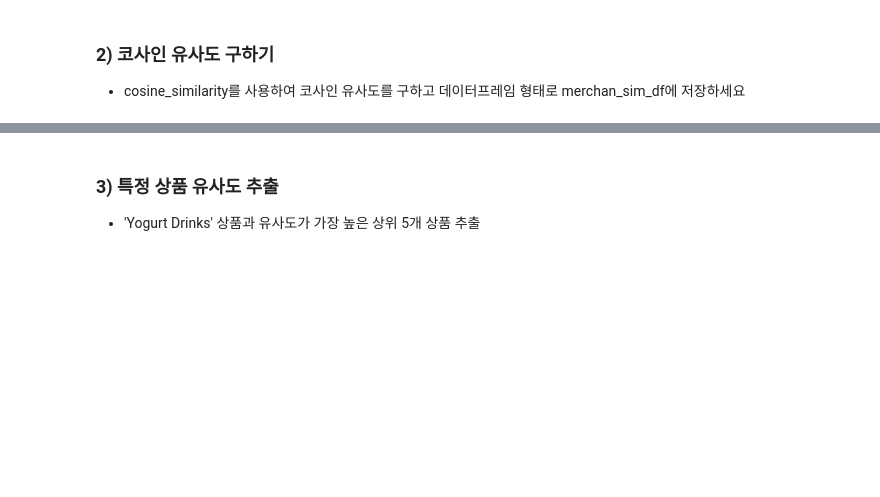
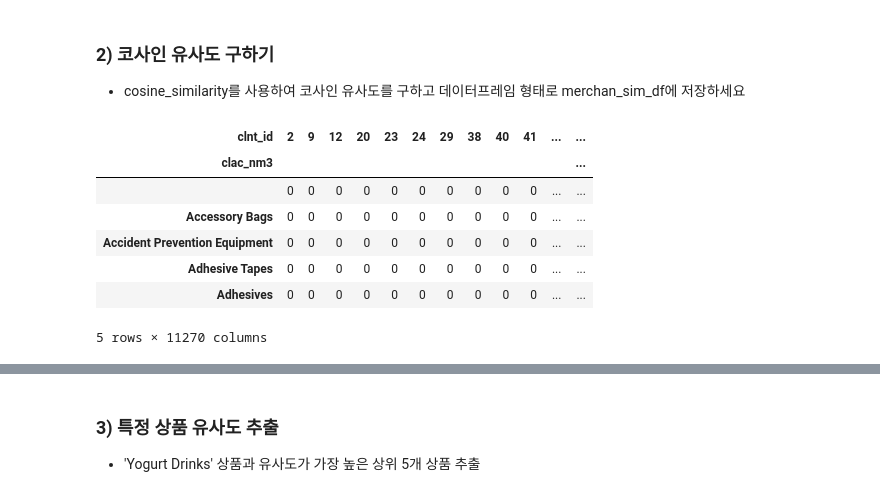
Before and after one commit to juhee3199/Machine-learning_advanced-study, a Jupyter notebook: 2-11 추천시스템 복습/2-11 추천시스템 복습.ipynb, the cells around one changed output, grey strips where cells are left out. Cells and saved outputs as stored; diff of their text form; code cells hidden in the pictures; blank space fills up the shorter version.

```diff
--- a/2-11 추천시스템 복습/2-11 추천시스템 복습.ipynb
+++ b/2-11 추천시스템 복습/2-11 추천시스템 복습.ipynb
@@ -29,3 +30,7 @@ df.head()
 # %% [markdown]
 ### 1) ratings_matrx 생성하기
 - 행은 clnt_id(고객ID), 열은 clac_nm3(상품 소분류명)로, vales='pd_c'(상품 소분류코드)로 pivoting 수행. 구매가 없는 값(NaN)은 모두 0으로 변환
+# %%
+ratings_matrix = pd.pivot_table(df,index = 'clnt_id', columns = 'clac_nm3', values = 'pd_c',
+                               aggfunc = lambda x: 1 if len(x) >= 1 else 0, fill_value=0)
+ratings_matrix.head()
@@ -34,3 +48,15 @@ df.head()
 - cosine_similarity를 사용하여 코사인 유사도를 구하고 데이터프레임 형태로 merchan_sim_df에 저장하세요
 # %%
 # ratings_matrix의 행과 열의 위치를 변경
+
+ratings_matrix_T = ratings_matrix.transpose()
+ratings_matrix_T.head()
+# %% [output]
+| clnt_id | 2 | 9 | 12 | 20 | 23 | 24 | 29 | 38 | 40 | 41 | ... | ... |
+| clac_nm3 |  |  |  |  |  |  |  |  |  |  |  | ... |
+|  | 0 | 0 | 0 | 0 | 0 | 0 | 0 | 0 | 0 | 0 | ... | ... |
+| Accessory Bags | 0 | 0 | 0 | 0 | 0 | 0 | 0 | 0 | 0 | 0 | ... | ... |
+| Accident Prevention Equipment | 0 | 0 | 0 | 0 | 0 | 0 | 0 | 0 | 0 | 0 | ... | ... |
+| Adhesive Tapes | 0 | 0 | 0 | 0 | 0 | 0 | 0 | 0 | 0 | 0 | ... | ... |
+| Adhesives | 0 | 0 | 0 | 0 | 0 | 0 | 0 | 0 | 0 | 0 | ... | ... |
+5 rows × 11270 columns
```
Also changed, not shown: parts of 9 cells of this notebook.
